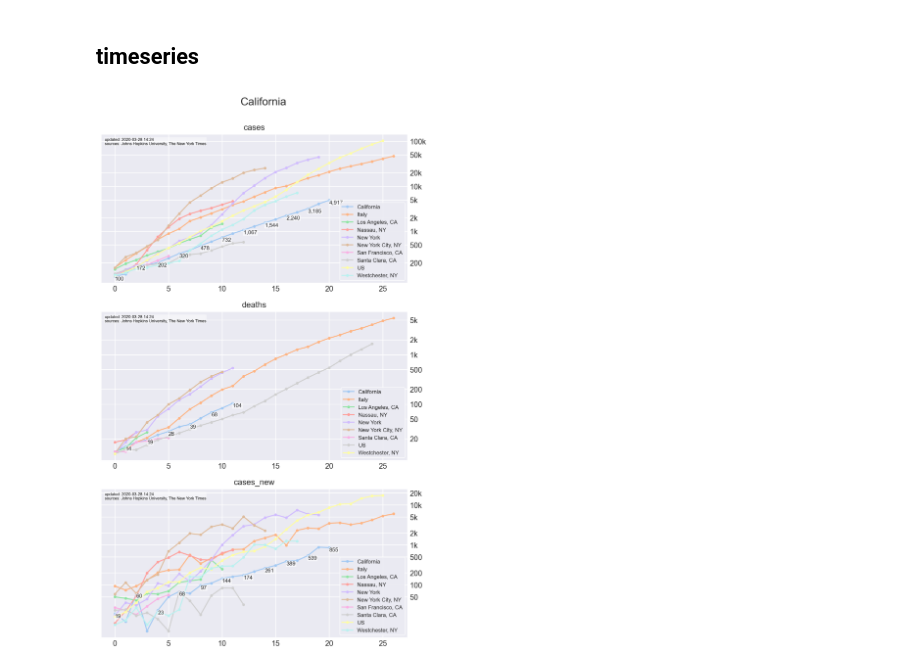
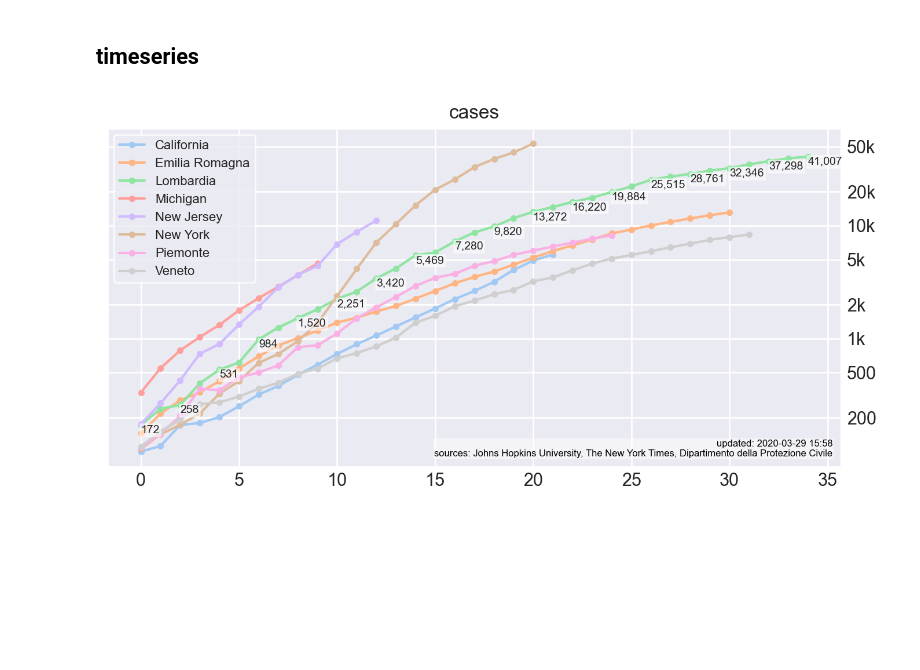
Before and after one commit to eferm/covid-19, a Jupyter notebook: notebooks/covid-19.ipynb, the cells around one changed output. Cells and saved outputs as stored; diff of their text form; code cells hidden in the pictures; blank space fills up the shorter version.

Commit message:
add regional data for italy

```diff
--- a/notebooks/covid-19.ipynb
+++ b/notebooks/covid-19.ipynb
@@ -40,6 +40,7 @@ CATALOG = {
     'jhu': JHU(**kwargs).clean,
     'ctp': CTP(**kwargs).clean,
     'nyt': NYT(**kwargs).clean,
+    'dpc': DPC(**kwargs).clean,
 }
 
 for name, df in CATALOG.items():
@@ -66,6 +72,11 @@ for name, df in CATALOG.items():
 METRICS = ['cases', 'deaths', 'recovered']
 LIMITS = dict(zip(METRICS, [100, 10, 10]))
 LEVELS = ['country', 'state', 'county']
+SOURCES = {
+    'jhu': 'Johns Hopkins University',
+    'nyt': 'The New York Times',
+    'dpc': 'Dipartimento della Protezione Civile',
+}
 
 
 def rollup(df, level):
@@ -203,7 +240,7 @@ for i, level in enumerate(LEVELS):
     CATALOG[f'df.derived.{level}'] = df
 
 df = CATALOG['df.derived.county']
-df = df.loc[df['state'] == 'California']
+df = df.loc[df['state'] == 'Lombardia']
 display('preview', df.tail())
 # %% [output]
 'preview'
@@ -278,7 +315,7 @@ display('preview', df.tail())
 ### overview
 # %%
 # filter to latest date and significant impact
-df = CATALOG['df.derived.state'].copy()
+df = CATALOG['df.derived.country'].copy()
 levels = levels_in_df(df)
 df = (
     df
@@ -323,7 +360,7 @@ display(
                .sort_values('cases_pct_change', ascending=False))
     [[*idx, 'cases_new', 'cases_pct_change']]
     .reset_index(drop=True)
-    .head(15)
+    .head(10)
 )
 # %% [output]
 'totals'
@@ -425,7 +471,7 @@ def get_timeseries(series, metric, offset_metric):
 
 def plot(series, plots, highlight='Italy', dpi=100):
 
-    days = 26
+    days = 36
     from_date = (dt.datetime.now() - dt.timedelta(days=days)).strftime("%Y-%m-%d")
 
     rows = len(plots)
@@ -440,7 +486,7 @@ def plot(series, plots, highlight='Italy', dpi=100):
 
         # y-axis
         ax.set_yscale('log', basey=10)
-        configure_yaxis(ax)
+        set_yaxis(ax)
         ax.yaxis.tick_right()
         ax.tick_params(axis='both', which='both',length=0)
 
@@ -449,63 +495,58 @@ def plot(series, plots, highlight='Italy', dpi=100):
         ax.set_xticks(range(0, days, 5))
 
         # data labels
-        values = ts[highlight].dropna().values
-        for i, v in enumerate(values):
-            # plot when i has same parity as number of elements
-            # e.g. for 20 values, want to plot odd numbered values
-            # to ensure i=19 (last element) is annotated
-            if ((len(values) % 2) == ((i + 1) % 2)) & (v > 0):
-                frmt = f'{v:,.1f}' if series in ['cfr'] else f'{v:,.0f}'
-                bbox = dict(pad=0.5, facecolor='white', alpha=0.5)
-                ax.text(i, v, frmt, ha='left', va='top', fontsize=8, bbox=bbox)
+        set_data_labels(ax, ts[highlight], series)
 
         # info text box
-        props = dict(color='black', fontsize=6)
-        box = AnchoredText(infotext(), loc=2, frameon=True, pad=0.1,
+        props = dict(color='black', fontsize=6, multialignment='right')
+        box = AnchoredText(infotext('long'), loc=4, frameon=True, pad=0.1,
                            borderpad=0.8, prop=props)
         plt.setp(box.patch, facecolor='white', alpha=0.5, linewidth=0)
         ax.add_artist(box)
 
         # legend
         plt.sca(ax)
-        leg = plt.legend(loc=4, prop={'size':8})
+        leg = plt.legend(loc=2, prop={'size':8})
         leg.get_frame().set_edgecolor('white')
         leg.get_frame().set_linewidth(1.0)
 
     if rows > 1:
         fig.suptitle(highlight, fontsize=16)
     fig.tight_layout(rect=[0, 0.03, 1, 0.95])
 
 
 plot(
     series={
-        'country': {
-            'df': CATALOG['df.offset.country'],
-            'series': ['US', 'Italy'],
-        },
+#         'country': {
+#             'df': CATALOG['df.offset.country'],
+#             'series': ['US', 'Italy'],
+#         },
         'state': {
             'df': CATALOG['df.offset.state'],
-            'series': ['New York', 'California'],
+            'series': ['New York', 'New Jersey', 'California', 'Michigan',
+                       'Lombardia', 'Emilia Romagna', 'Veneto', 'Piemonte'],
+#             'series': ['Italy'],
+#             'series_level': 'country',
         },
-        'county': {
-            'df': CATALOG['df.offset.county'],
-            'series': [
-                'New York City, NY', 'Westchester, NY', 'Nassau, NY',
-                'Los Angeles, CA', 'Santa Clara, CA', 'San Francisco, CA',
-            ],
-#             'series': ['California'],
-#             'series_level': 'state',
-        }
+#         'county': {
+#             'df': CATALOG['df.offset.county'],
+#             'series': [
+#                 'New York City, NY', 'Westchester, NY', 'Nassau, NY',
+#                 'Los Angeles, CA', 'Santa Clara, CA', 'San Francisco, CA',
+#             ],
+# #             'series': ['California'],
+# #             'series_level': 'state',
+#         }
     },
     plots={  # k = metric to plot; v = offset_metric index to use
         'cases': 'cases',
-        'deaths': 'deaths',
-        'cases_new': 'cases',
+#         'deaths': 'deaths',
+#         'cases_new': 'cases',
     },
-    **dict(highlight='California', dpi=200),
+    **dict(highlight='Lombardia', dpi=200),
 )
 # %% [output]
-[figure, old version]
+[figure, new version]
 # %%
 def get_timeseries(df, index, series, country=None, state=None, rollup_states=True):
     df = df.copy()
```
Also changed, not shown: parts of 8 cells of this notebook, 2 other files.
